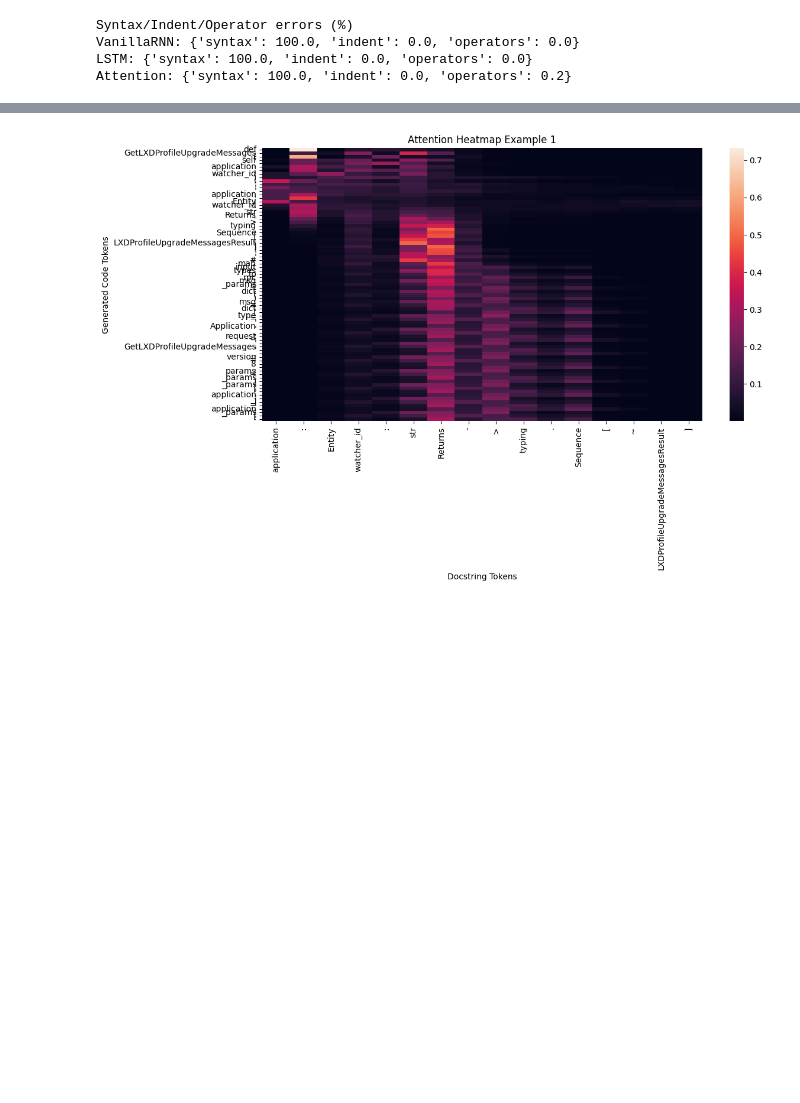
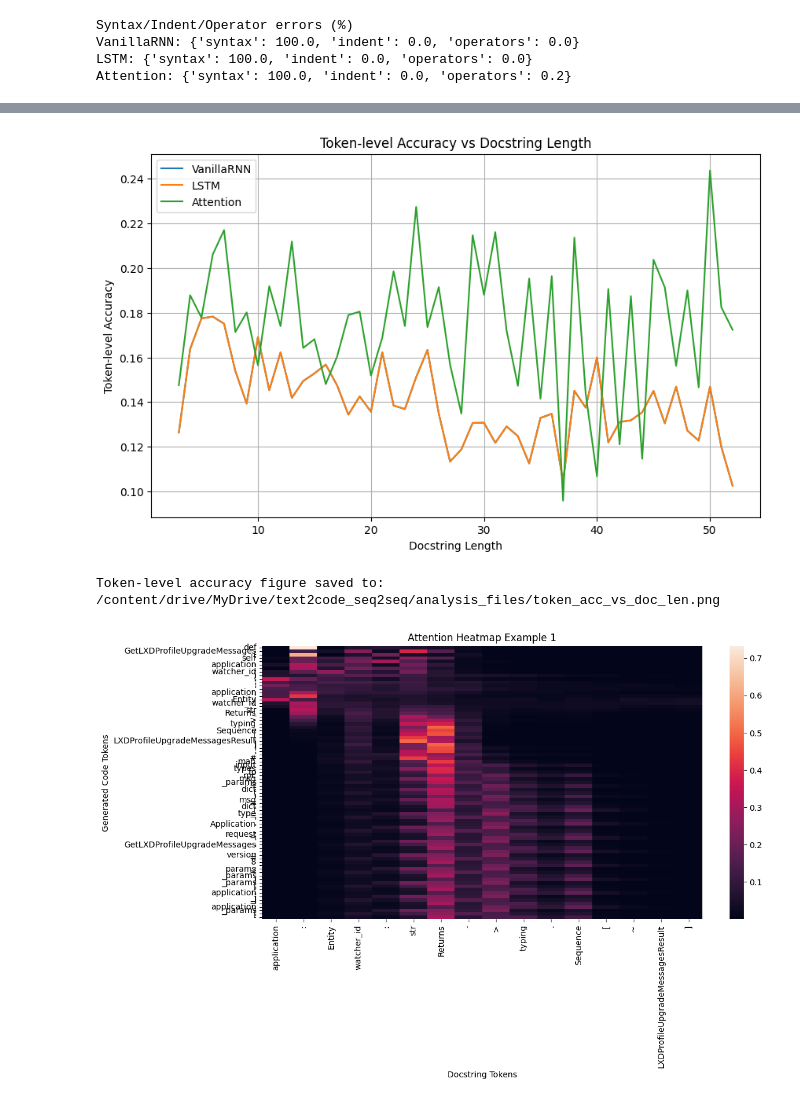
Before and after one commit to labib899/text-to-code-seq2seq, a Jupyter notebook: text_to_code2.ipynb, the cells around one changed output, grey strips where cells are left out. Saved outputs shown, nothing was run; the diff lists cells and outputs as text; code cells hidden in the pictures; blank space fills up the shorter version.

```diff
--- a/text_to_code2.ipynb
+++ b/text_to_code2.ipynb
@@ -742,3 +707,80 @@ plt.show()
+# %%
+import os
+import torch
+import matplotlib.pyplot as plt
+import pandas as pd
+
+# make sure folder exists
+os.makedirs("/content/drive/MyDrive/text2code_seq2seq/analysis_files", exist_ok=True)
+
+# Load models if not already loaded
+def load_model(model_name):
+    if model_name == "VanillaRNN":
+        encoder = EncoderRNN(len(src_stoi), EMBED_DIM, HIDDEN_DIM)
+        decoder = DecoderRNN(len(tgt_stoi), EMBED_DIM, HIDDEN_DIM)
+        model = Seq2Seq(encoder, decoder).to(device)
+    elif model_name == "LSTM":
+        encoder = EncoderLSTM(len(src_stoi), EMBED_DIM, HIDDEN_DIM)
+        decoder = DecoderLSTM(len(tgt_stoi), EMBED_DIM, HIDDEN_DIM)
+        model = Seq2SeqLSTM(encoder, decoder).to(device)
+    else:  # Attention
+        encoder = EncoderBiLSTM(len(src_stoi), EMBED_DIM, HIDDEN_DIM)
+        decoder = DecoderLSTMWithAttention(len(tgt_stoi), EMBED_DIM, HIDDEN_DIM, HIDDEN_DIM*2, DROPOUT)
+        model = Seq2SeqWithAttention(encoder, decoder).to(device)
+
+    model.load_state_dict(torch.load(f"/content/drive/MyDrive/text2code_seq2seq/experiment_bundle/{model_name}_final.pth"))
+    model.eval()
+    return model
+
+vanilla_model = load_model("VanillaRNN")
+lstm_model    = load_model("LSTM")
+attn_model    = load_model("Attention")
+
+# function for token-level accuracy vs docstring length
+def performance_vs_length_token_acc(model, loader):
+    lengths, token_accs = [], []
+    with torch.no_grad():
+        for src, tgt in loader:
+            src, tgt = src.to(device), tgt.to(device)
+            output = model(src, tgt, teacher_forcing_ratio=0)
+            pred_tokens = output.argmax(-1).cpu().numpy()
+            tgt_tokens = tgt.cpu().numpy()
+            for s, t, p in zip(src, tgt_tokens, pred_tokens):
+                doc_len = (s != src_stoi["<pad>"]).sum().item()
+                mask = t[1:-1] != tgt_stoi["<pad>"]
+                if mask.sum() == 0:
+                    continue
+                acc = ((t[1:-1][mask] == p[1:-1][mask]).sum()) / mask.sum()
+                token_accs.append(acc)
+                lengths.append(doc_len)
+    df = pd.DataFrame({"doc_len": lengths, "token_acc": token_accs})
+    return df.groupby("doc_len")["token_acc"].mean()
+
+# compute for all models
+vanilla_perf = performance_vs_length_token_acc(vanilla_model, test_loader)
+lstm_perf    = performance_vs_length_token_acc(lstm_model, test_loader)
+attn_perf    = performance_vs_length_token_acc(attn_model, test_loader)
+
+# plot
+plt.figure(figsize=(10,6))
+plt.plot(vanilla_perf, label="VanillaRNN")
+plt.plot(lstm_perf, label="LSTM")
+plt.plot(attn_perf, label="Attention")
+plt.xlabel("Docstring Length")
+plt.ylabel("Token-level Accuracy")
+plt.title("Token-level Accuracy vs Docstring Length")
+plt.legend()
+plt.grid(True)
+
+# save figure
+fig_path = "/content/drive/MyDrive/text2code_seq2seq/analysis_files/token_acc_vs_doc_len.png"
+plt.savefig(fig_path, bbox_inches='tight')
+plt.show()
+
+print(f"Token-level accuracy figure saved to: {fig_path}")
+# %% [output]
+[figure, added]
+Token-level accuracy figure saved to: /content/drive/MyDrive/text2code_seq2seq/analysis_files/token_acc_vs_doc_len.png
 # %%
 import seaborn as sns
 import numpy as np
```
Also changed, not shown: parts of 5 cells of this notebook.
